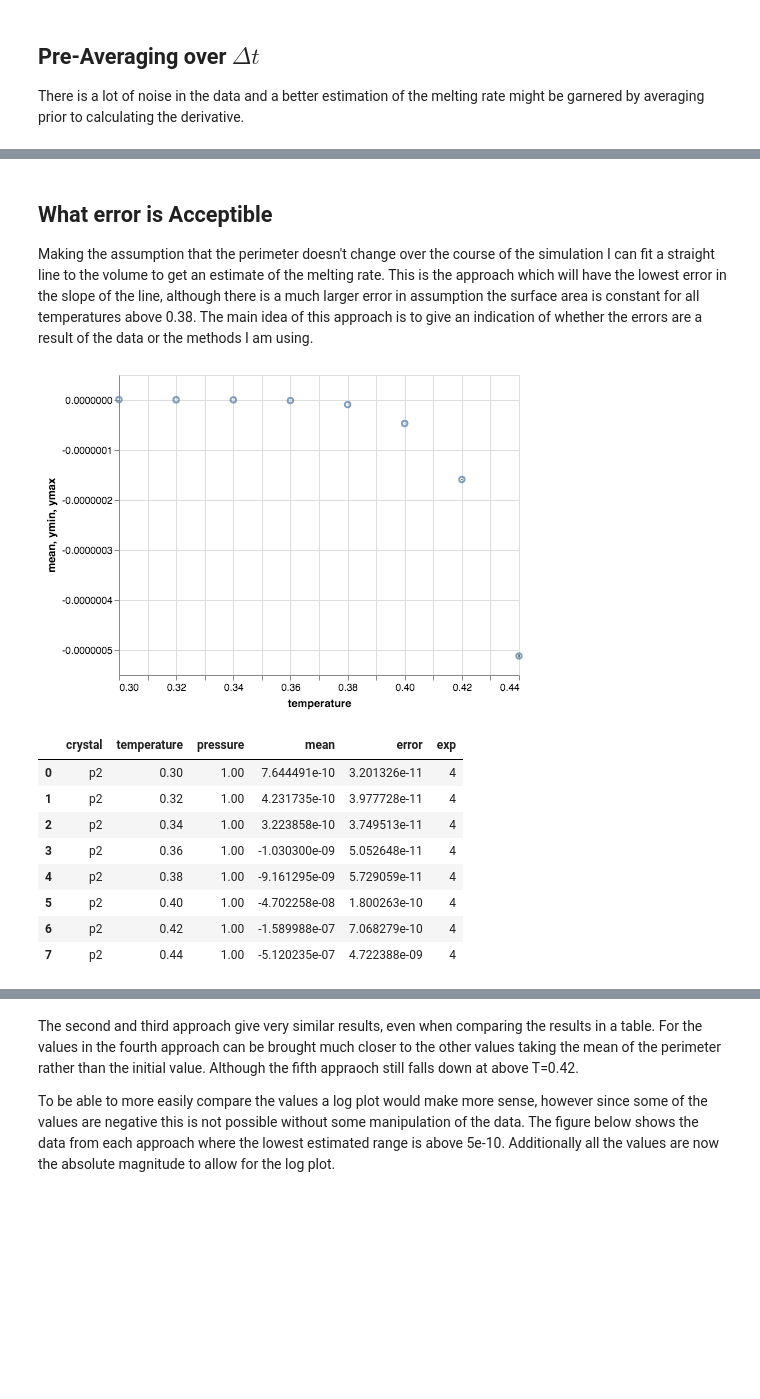
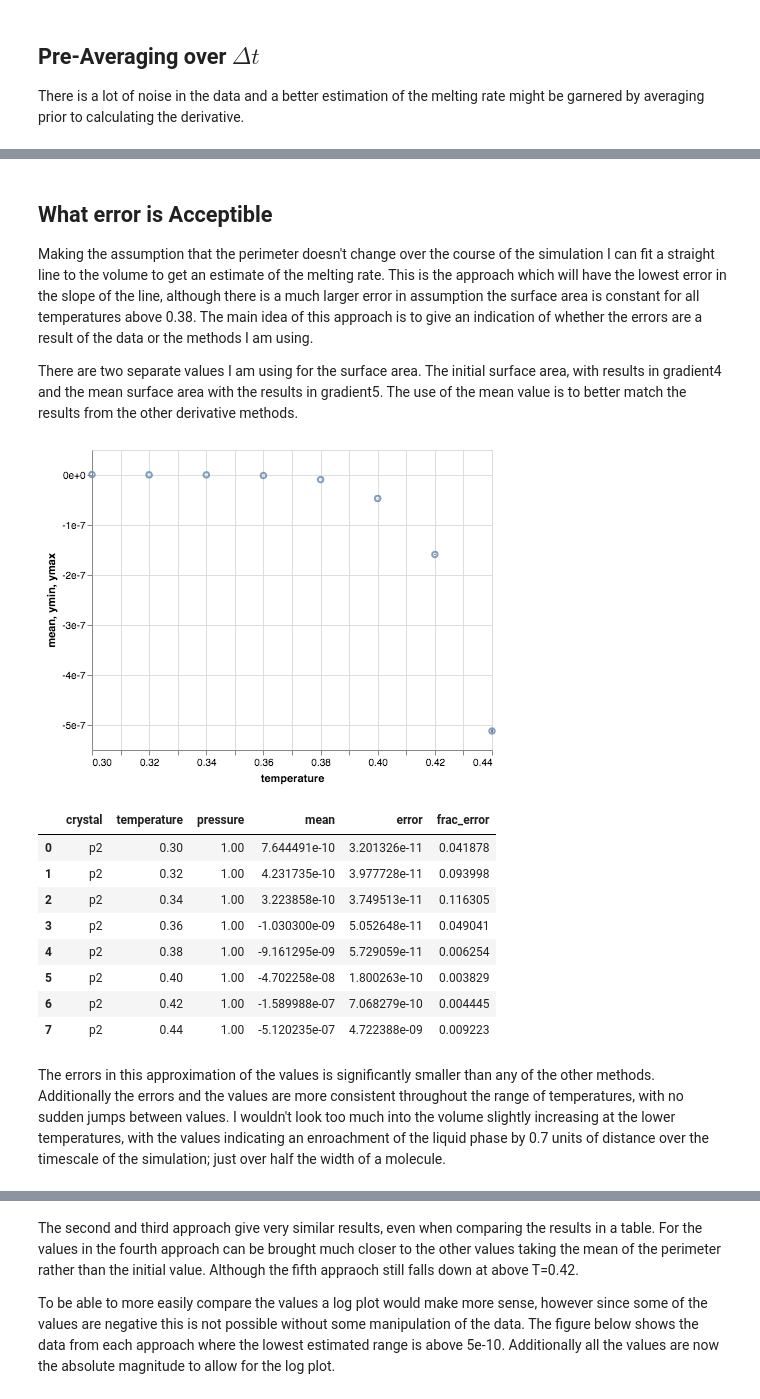
Before and after one commit to malramsay64/Crystal_Melting, a Jupyter notebook: notebooks/Calculating_Melting_Rates.ipynb, the cells around one changed output, grey strips where cells are left out. Cells and saved outputs as stored; diff of their text form; code cells hidden in the pictures; blank space fills up the shorter version.

```diff
--- a/notebooks/Calculating_Melting_Rates.ipynb
+++ b/notebooks/Calculating_Melting_Rates.ipynb
@@ -188,6 +184,8 @@ gradient3
 ## What error is Acceptible
 
 Making the assumption that the perimeter doesn't change over the course of the simulation I can fit a straight line to the volume to get an estimate of the melting rate. This is the approach which will have the lowest error in the slope of the line, although there is a much larger error in assumption the surface area is constant for all temperatures above 0.38. The main idea of this approach is to give an indication of whether the errors are a result of the data or the methods I am using.
+
+There are two separate values I am using for the surface area. The initial surface area, with results in gradient4 and the mean surface area with the results in gradient5. The use of the mean value is to better match the results from the other derivative methods.
 # %%
 def gradient_regression(df):
     df = df.dropna()
@@ -213,26 +211,29 @@ gradient5.reset_index(inplace=True)
 # %%
 chart = alt.Chart(gradient4).mark_point().transform_calculate(
     ymin="datum.mean-datum.error/2",
     ymax="datum.mean+datum.error/2"
 ).encode(
     alt.X('temperature:Q', scale=alt.Scale(zero=False))
 )
 
-chart.encode(y=alt.Y('mean')) + chart.mark_rule().encode(y='ymin:Q', y2='ymax:Q')
+chart.encode(y=alt.Y('mean', axis=alt.Axis(format='e'))) + chart.mark_rule().encode(y='ymin:Q', y2='ymax:Q')
 # %% [output]
-[figure, old version]
+[figure, new version]
-# %%
-gradient4
-# %% [output]
-|  | crystal | temperature | pressure | mean | error | exp |
-| 0 | p2 | 0.30 | 1.00 | 7.644491e-10 | 3.201326e-11 | 4 |
-| 1 | p2 | 0.32 | 1.00 | 4.231735e-10 | 3.977728e-11 | 4 |
-| 2 | p2 | 0.34 | 1.00 | 3.223858e-10 | 3.749513e-11 | 4 |
-| 3 | p2 | 0.36 | 1.00 | -1.030300e-09 | 5.052648e-11 | 4 |
-| 4 | p2 | 0.38 | 1.00 | -9.161295e-09 | 5.729059e-11 | 4 |
-| 5 | p2 | 0.40 | 1.00 | -4.702258e-08 | 1.800263e-10 | 4 |
-| 6 | p2 | 0.42 | 1.00 | -1.589988e-07 | 7.068279e-10 | 4 |
-| 7 | p2 | 0.44 | 1.00 | -5.120235e-07 | 4.722388e-09 | 4 |
+# %%
+gradient4['frac_error'] = np.abs(gradient4['error'] / gradient4['mean'])
+gradient4
+# %% [output]
+|  | crystal | temperature | pressure | mean | error | frac_error |
+| 0 | p2 | 0.30 | 1.00 | 7.644491e-10 | 3.201326e-11 | 0.041878 |
+| 1 | p2 | 0.32 | 1.00 | 4.231735e-10 | 3.977728e-11 | 0.093998 |
+| 2 | p2 | 0.34 | 1.00 | 3.223858e-10 | 3.749513e-11 | 0.116305 |
+| 3 | p2 | 0.36 | 1.00 | -1.030300e-09 | 5.052648e-11 | 0.049041 |
+| 4 | p2 | 0.38 | 1.00 | -9.161295e-09 | 5.729059e-11 | 0.006254 |
+| 5 | p2 | 0.40 | 1.00 | -4.702258e-08 | 1.800263e-10 | 0.003829 |
+| 6 | p2 | 0.42 | 1.00 | -1.589988e-07 | 7.068279e-10 | 0.004445 |
+| 7 | p2 | 0.44 | 1.00 | -5.120235e-07 | 4.722388e-09 | 0.009223 |
+# %% [markdown]
+The errors in this approximation of the values is significantly smaller than any of the other methods. Additionally the errors and the values are more consistent throughout the range of temperatures, with no sudden jumps between values. I wouldn't look too much into the volume slightly increasing at the lower temperatures, with the values indicating an enroachment of the liquid phase by 0.7 units of distance over the timescale of the simulation; just over half the width of a molecule.
 # %% [markdown]
 ## Overall Assessment
 
```
Also changed, not shown: parts of 25 cells of this notebook.
